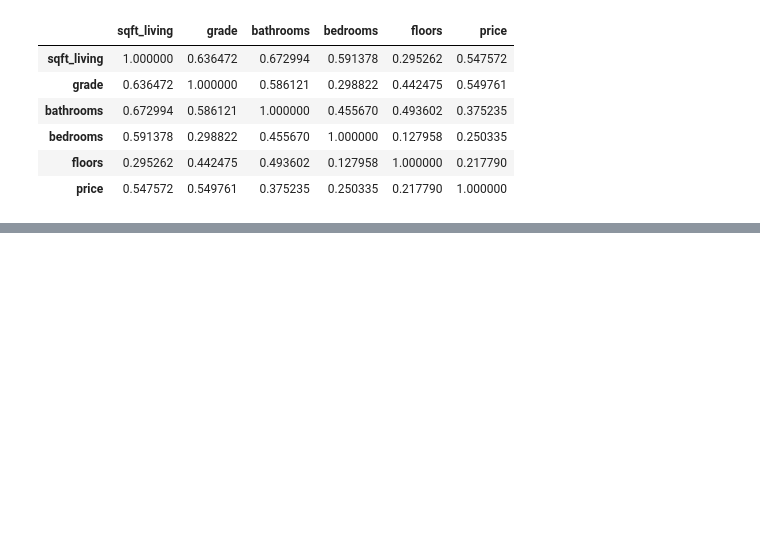
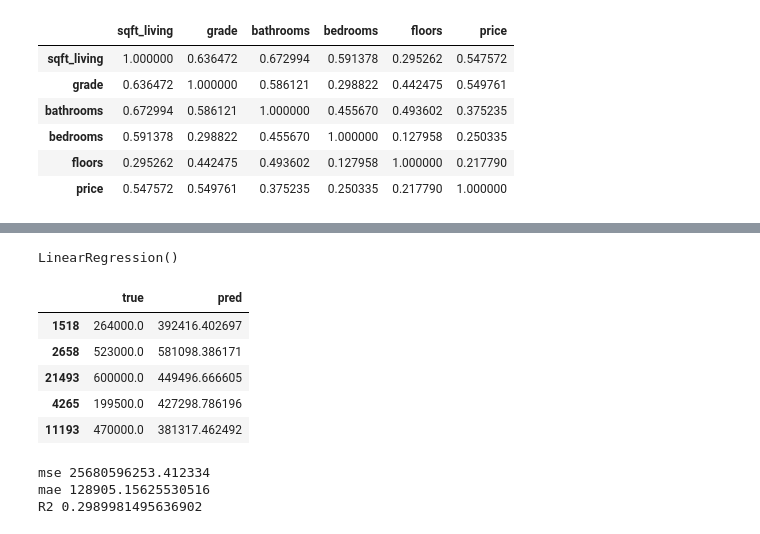
Before and after one commit to Leila-Nyambura/king-county-house-price-prediction-LRM, a Jupyter notebook: Leonard.ipynb, the cells around one changed output, grey strips where cells are left out. Drawn from its saved outputs; the diff is of its cells as text; code cells hidden in the pictures; blank space fills up the shorter version.

```diff
--- a/Leonard.ipynb
+++ b/Leonard.ipynb
@@ -648,0 +687,22 @@ df_transformed_new.corr()
+# %%
+# Reshape the arrays to 2D
+x_train= x_train.values.reshape(-1, 1)
+x_test = x_test.values.reshape(-1, 1)
+# %%
+model3 = LinearRegression()
+# %%
+model3.fit(x_train,y_train)
+# %% [output]
+LinearRegression()
+# %%
+y_pred = model3.predict(x_test)
+# %%
+df_model3 = pd.DataFrame({"true":y_test,"pred":y_pred})
+df_model3.head()
+# %% [output]
+|  | true | pred |
+| 1518 | 264000.0 | 392416.402697 |
+| 2658 | 523000.0 | 581098.386171 |
+| 21493 | 600000.0 | 449496.666605 |
+| 4265 | 199500.0 | 427298.786196 |
+| 11193 | 470000.0 | 381317.462492 |
@@ -648,0 +713,8 @@ df_transformed_new.corr()
+# %%
+print("mse",mse)
+print("mae",mae)
+print("R2" ,r2)
+# %% [output]
+mse 25680596253.412334
+mae 128905.15625530516
+R2 0.2989981495636902
```
Also changed, not shown: parts of 17 cells of this notebook.
